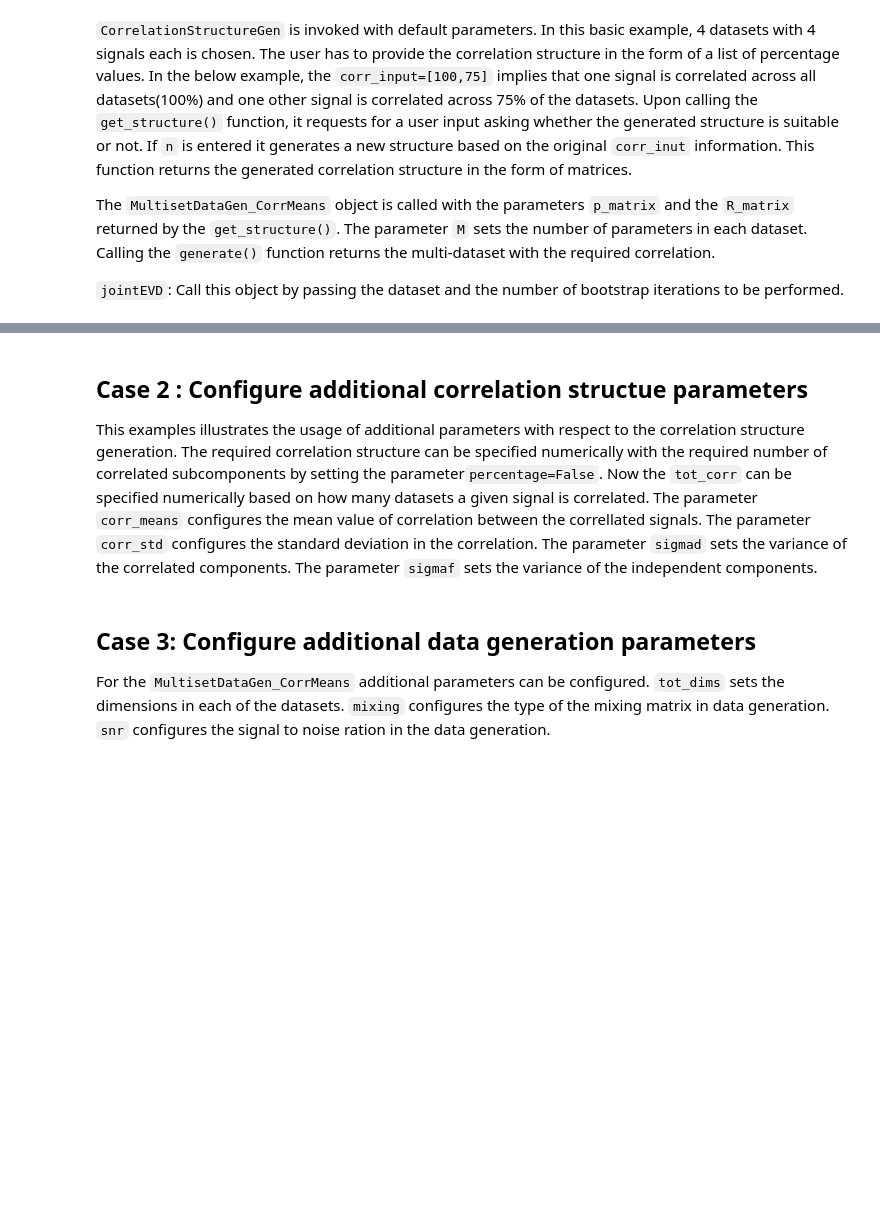
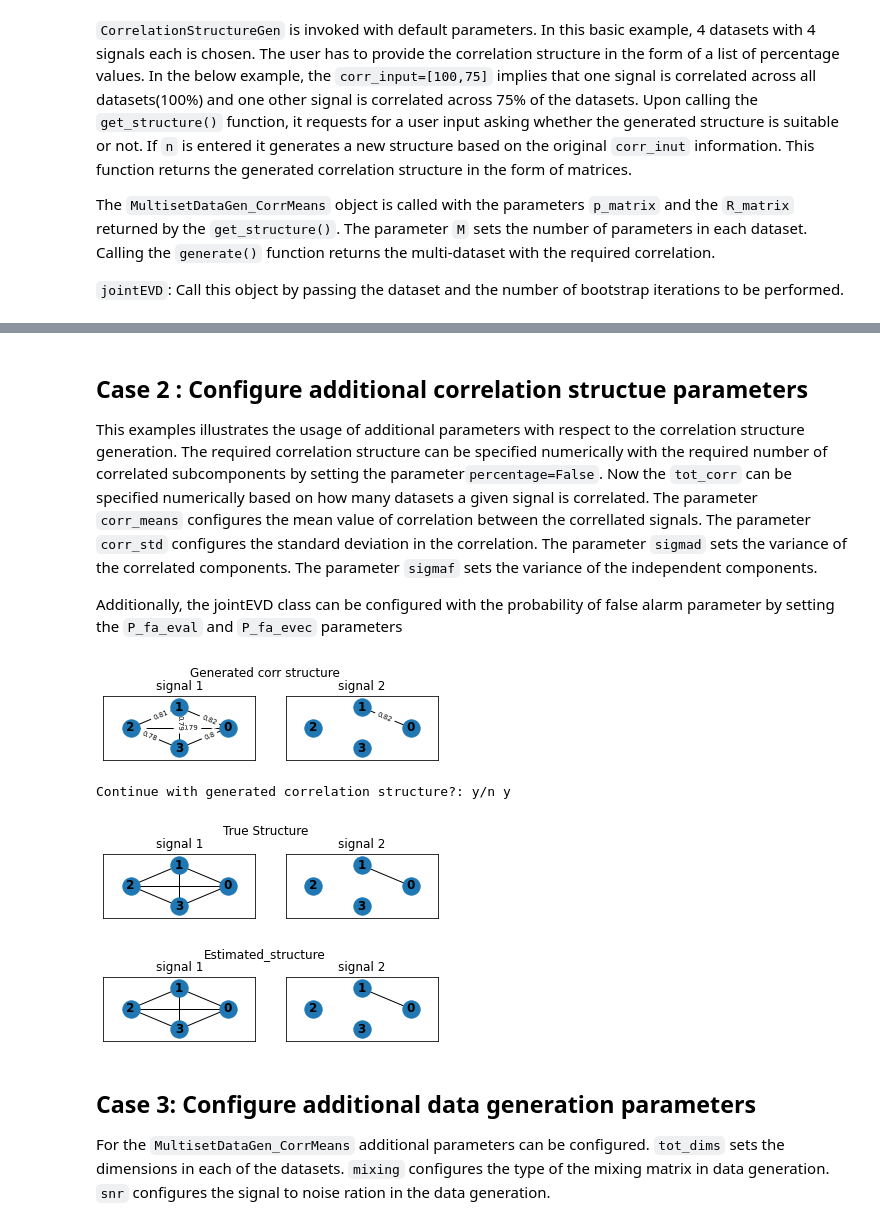
Before and after one commit to alexanderdann/mCorrect, a Jupyter notebook: mCorrect/examples/linear_mcorrect/example.ipynb, the cells around one changed output, grey strips where cells are left out. Cells and saved outputs as stored; diff of their text form; code cells hidden in the pictures; blank space fills up the shorter version.

```diff
--- a/mCorrect/examples/linear_mcorrect/example.ipynb
+++ b/mCorrect/examples/linear_mcorrect/example.ipynb
@@ -79,21 +79,28 @@ The parameter `corr_means` configures the mean value of correlation between the
 The parameter `corr_std` configures the standard deviation in the correlation.
 The parameter `sigmad` sets the variance of the correlated components.
 The parameter `sigmaf` sets the variance of the independent components.
+
+Additionally, the jointEVD class can be configured with the probability of false alarm parameter by setting the `P_fa_eval` and `P_fa_evec` parameters
 # %%
-corr_obj = CorrelationStructureGen(n_sets=4, signum=5, tot_corr=[4,3], percentage=False,
-                                   corr_means=0.8, corr_std=0.01, sigmad=10, sigmaf=3)
+corr_obj = CorrelationStructureGen(n_sets=4, signum=5, tot_corr=[4,2], percentage=False,
+                                   corr_means=[0.8, 0.8], corr_std=[0.01, 0.01], sigmad=10, sigmaf=3)
 corr_truth, p_matrix, sigma_signals, R_matrix = corr_obj.get_structure()
 datagen = MultisetDataGen_CorrMeans(n_sets=4, signum=5, p=p_matrix, R=R_matrix, M=300)
 
 X, _ = datagen.generate()
-corr_test = jointEVD(X, B=1000)
-corr_estimate, d_cap, u_struc = corr_test.find_structure()
+corr_test = jointEVD(X, B=1000, P_fa_eval=0.05, P_fa_evec=0.05)
+corr_estimate, d_cap = corr_test.find_structure()
 plt.ion()
 viz = visualization(graph_matrix=corr_truth, num_dataset=4, label_edge=False)
 viz.visualize("True Structure")
 plt.ioff()
 viz_op = visualization(graph_matrix=corr_estimate, label_edge=False)
 viz_op.visualize("Estimated_structure")
+# %% [output]
+[figure, added]
+Continue with generated correlation structure?: y/n y
+[figure, added]
+[figure, added]
 # %% [markdown]
 ## Case 3: Configure additional data generation parameters
 For the `MultisetDataGen_CorrMeans` additional parameters can be configured.
```
Also changed, not shown: parts of 3 cells of this notebook, 10 other files.
